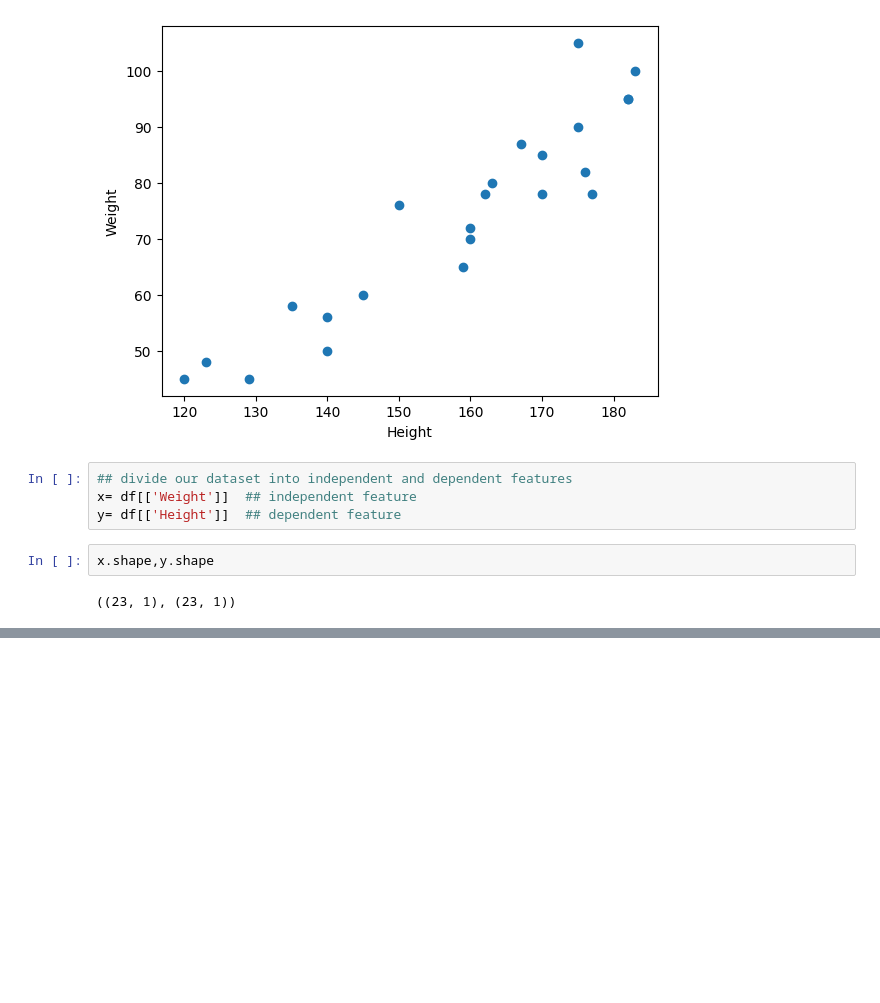
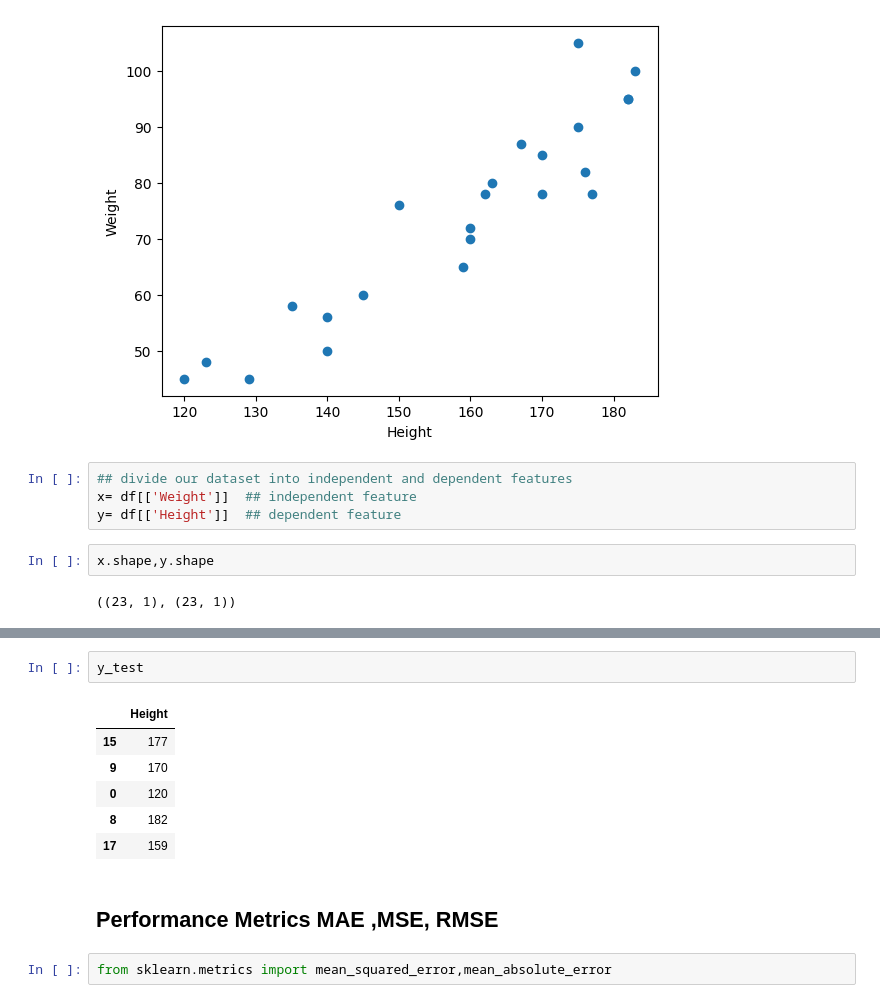
Before and after one commit to Shreyanshsohane/Machine-Learning, a Jupyter notebook: Regression/Simple_Linear_Regression.ipynb, the cells around one changed output, grey strips where cells are left out. Cells and saved outputs as stored; diff of their text form; blank space fills up the shorter version.

```diff
--- a/Regression/Simple_Linear_Regression.ipynb
+++ b/Regression/Simple_Linear_Regression.ipynb
@@ -32,0 +124,13 @@ x.shape,y.shape
+# %%
+y_test
+# %% [output]
+|  | Height |
+| 15 | 177 |
+| 9 | 170 |
+| 0 | 120 |
+| 8 | 182 |
+| 17 | 159 |
+# %% [markdown]
+## Performance Metrics MAE ,MSE, RMSE
+# %%
+from sklearn.metrics import mean_squared_error,mean_absolute_error
```
Also changed, not shown: parts of 25 cells of this notebook, 3 other files.
